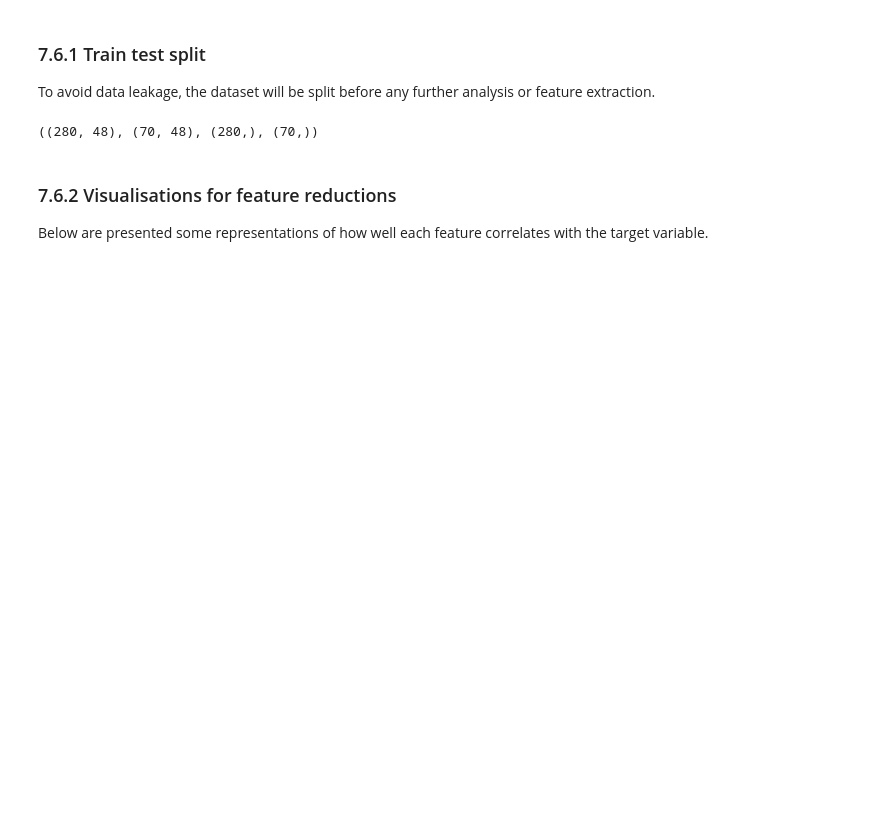
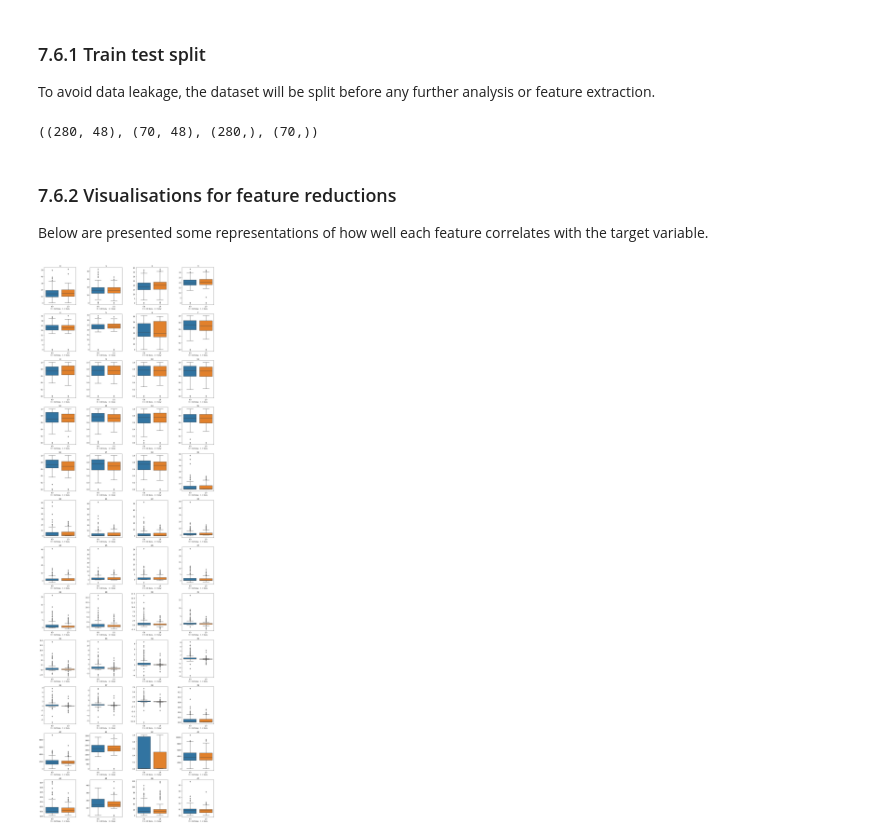
Before and after one commit to nanna273/MLEndLS_AB, a Jupyter notebook: ECS7020P_miniproject_basic.ipynb, the cells around one changed output. Saved outputs shown, nothing was run; the diff lists cells and outputs as text; code cells hidden in the pictures; blank space fills up the shorter version.

```diff
--- a/ECS7020P_miniproject_basic.ipynb
+++ b/ECS7020P_miniproject_basic.ipynb
@@ -519,0 +529,16 @@ for ax
+# %%
+data = pd.DataFrame(np.column_stack((X_train, y_train)))
+data = data.rename(columns={48:'y'})
+
+fig, axs = plt.subplots(12, 4, figsize=(16,50))
+fig.tight_layout(w_pad=6, h_pad=4)
+
+for i in range(48):
+  ax = axs[i//4, i%4]
+  sns.boxplot(data=data, y=i, x='y', ax=ax)
+  ax.set_ylabel('')
+  ax.set_xlabel('0 = not busy,   1 = busy')
+  ax.set_title(i)
+plt.show()
+# %% [output]
+[figure, added]
```
Also changed, not shown: parts of 91 cells of this notebook.
